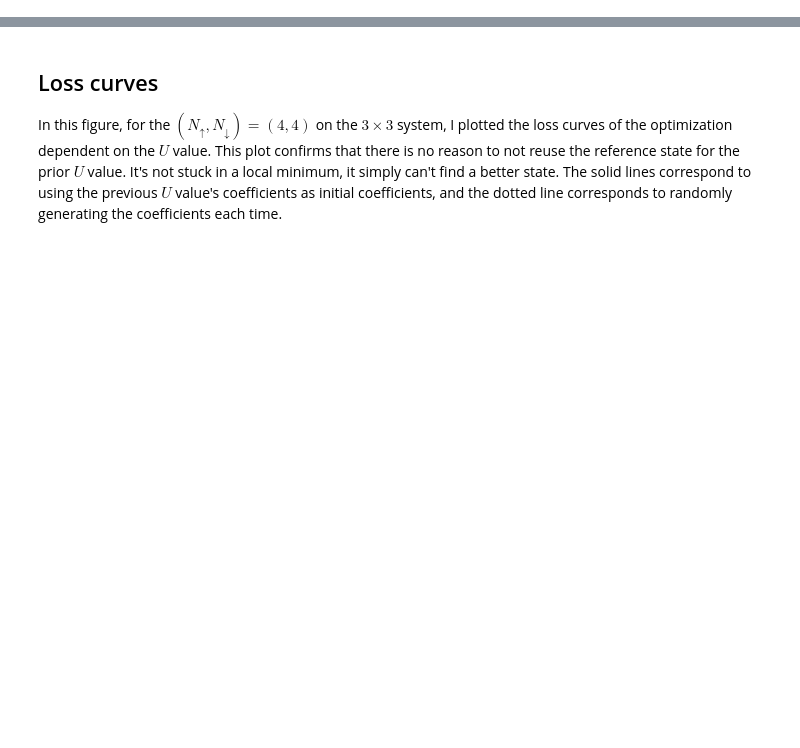
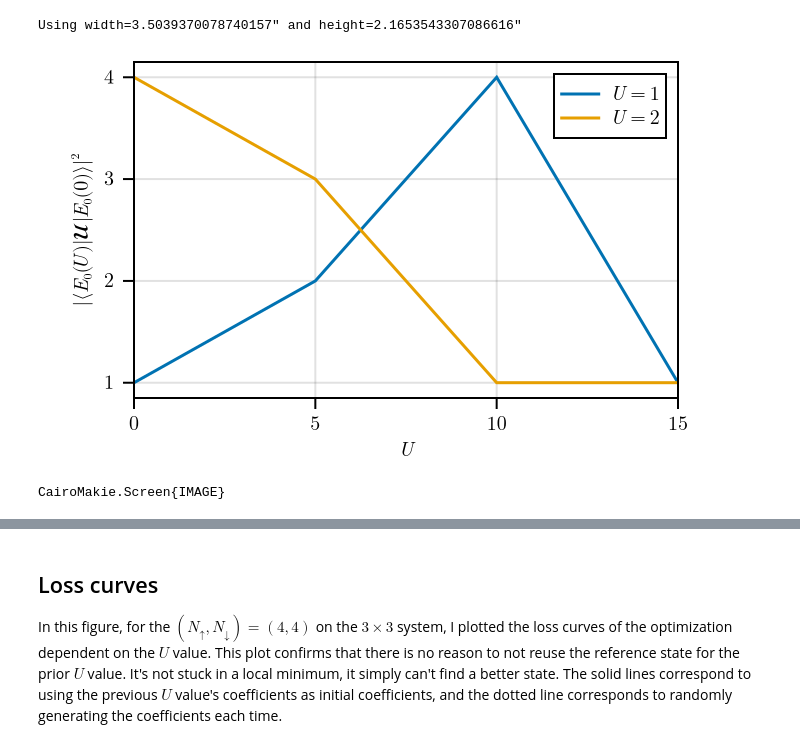
Before and after one commit to GoodStuff11/ML-signproblem, a Jupyter notebook: experimenting/ed/final_analysis.ipynb, the cells around one changed output, grey strips where cells are left out. Drawn from its saved outputs; the diff is of its cells as text; code cells hidden in the pictures; blank space fills up the shorter version.

```diff
--- a/experimenting/ed/final_analysis.ipynb
+++ b/experimenting/ed/final_analysis.ipynb
@@ -66,0 +93,16 @@ set_theme!(
+# %%
+fig, ax = create_fig(1, 55.0;
+    xlabel = L"U",
+    ylabel = L"|\langle E_0(U)|\mathcal{U}|E_0(0)\rangle|^2",
+    limits = ((0, 15),(nothing, nothing)),
+)
+lines!(ax, [0,5,10,15],[1,2,4,1], label=L"U=1")
+lines!(ax, [0,5,10,15],[4,3,1,1], label=L"U=2")
+# Legend(fig[1,2], ax)
+axislegend(ax; LEGEND_ARGS...)
+save("deleteme.pdf", fig)
+display(fig)
+# %% [output]
+Using width=3.5039370078740157" and height=2.1653543307086616"
+[figure, added]
+CairoMakie.Screen{IMAGE}
```
Also changed, not shown: parts of 9 cells of this notebook, 44 other files.
